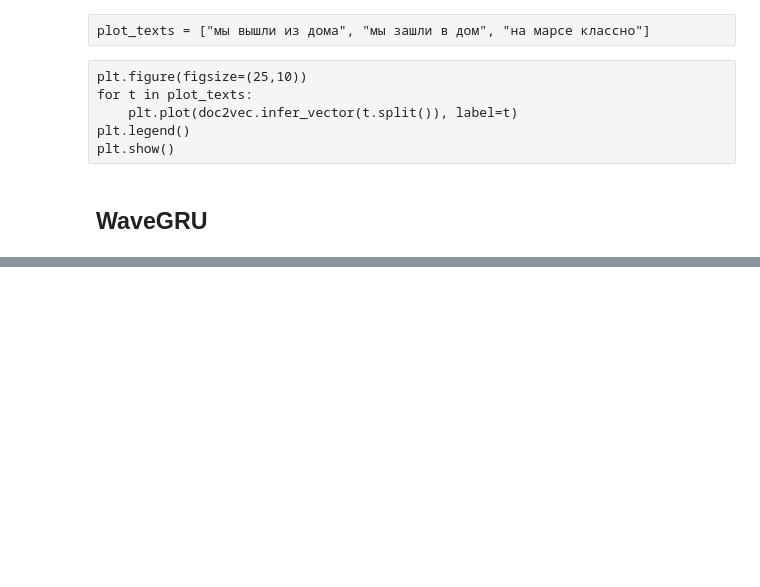
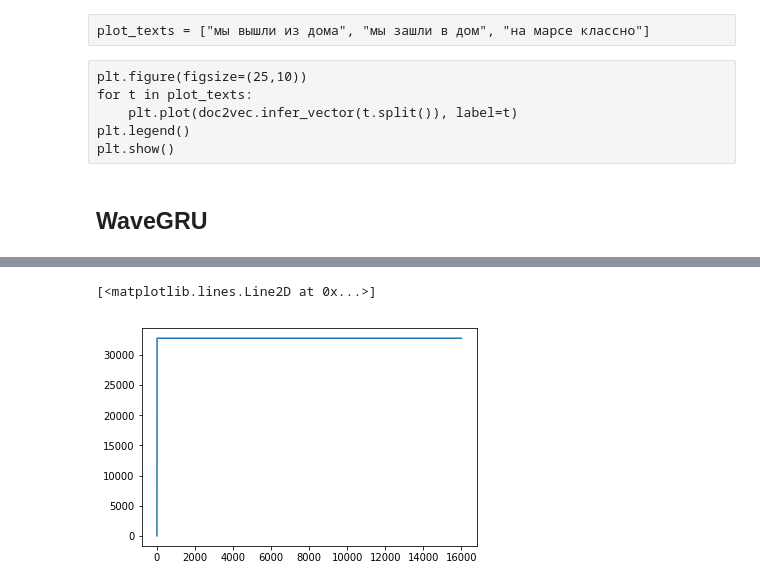
Before and after one commit to EgorDudyrev/Speach_Synthesizer, a Jupyter notebook: notebooks/ed-2019.05.20-Final_model1.ipynb, the cells around one changed output, grey strips where cells are left out. Saved outputs shown, nothing was run; the diff lists cells and outputs as text; code cells hidden in the pictures; blank space fills up the shorter version.

```diff
--- a/notebooks/ed-2019.05.20-Final_model1.ipynb
+++ b/notebooks/ed-2019.05.20-Final_model1.ipynb
@@ -276,0 +166,5 @@ sns.heatmap(gru.O1.eval(session=sess))
+# %%
+plt.plot(generated_audio)
+# %% [output]
+[<matplotlib.lines.Line2D at 0x...>]
+[figure, added]
```
Also changed, not shown: parts of 76 cells of this notebook, 1 other file.
